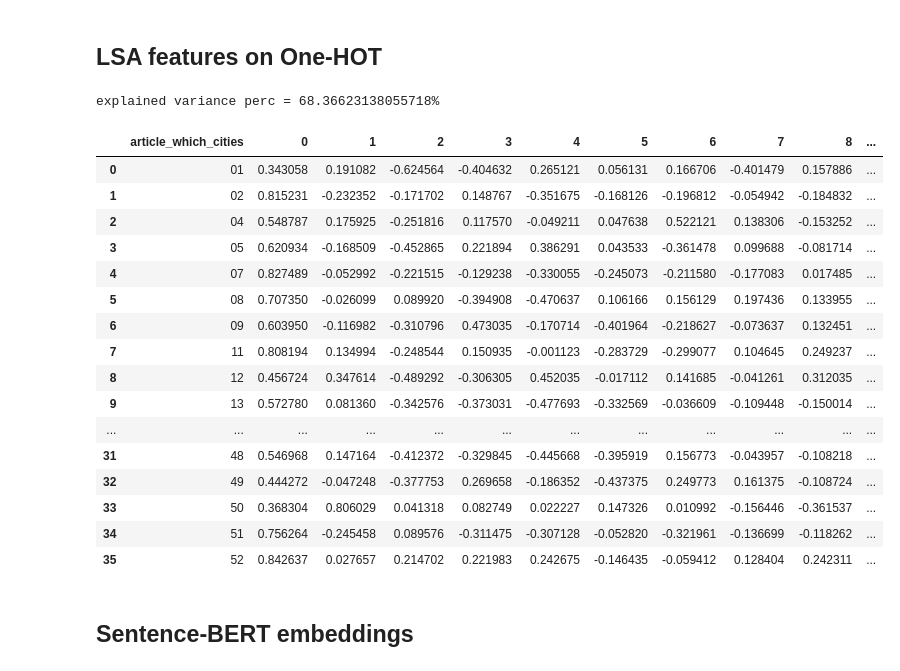
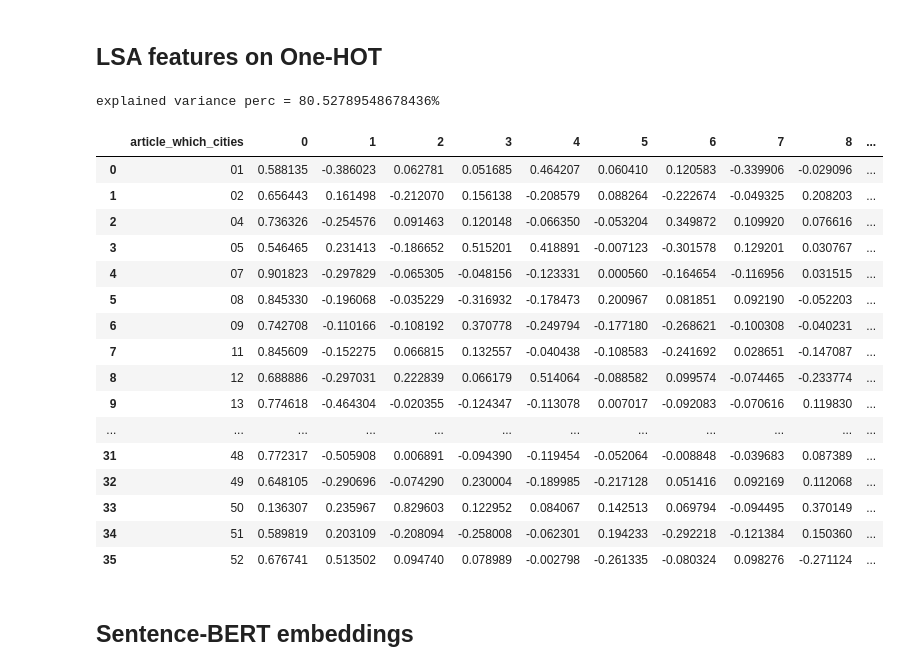
Before and after one commit to mozo64/xai-survey, a Jupyter notebook: src/clustering.ipynb, the cells around one changed output. Cells and saved outputs as stored; diff of their text form; code cells hidden in the pictures.

```diff
--- a/src/clustering.ipynb
+++ b/src/clustering.ipynb
@@ -216,37 +216,37 @@ df_edges_one_hot
 # %%
 def get_LSA(df, column_to_ommit, how_many_dimmension):
   svd = TruncatedSVD(how_many_dimmension) # >~ 70%
   normalizer = Normalizer(copy=False)
   lsa = make_pipeline(svd, normalizer)
 
   df_edges_lsa = pd.DataFrame(lsa.fit_transform(df.loc[:, df.columns != column_to_ommit]))
   print(f"explained variance perc = {svd.explained_variance_ratio_.sum()*100}%")
 
   df_edges_lsa = pd.concat([df['article_which_cities'], df_edges_lsa], axis=1, join="inner")
   df_edges_lsa['cluster_kmeans'] = -1
   return df_edges_lsa
 
-df_edges_lsa = get_LSA(df_edges_one_hot, 'article_which_cities', 10)
+df_edges_lsa = get_LSA(df_edges_one_hot, 'article_which_cities', 14)
 df_edges_lsa
 # %% [output]
-explained variance perc = 68.36623138055718%
+explained variance perc = 80.52789548678436%
 |  | article_which_cities | 0 | 1 | 2 | 3 | 4 | 5 | 6 | 7 | 8 | ... |
-| 0 | 01 | 0.343058 | 0.191082 | -0.624564 | -0.404632 | 0.265121 | 0.056131 | 0.166706 | -0.401479 | 0.157886 | ... |
-| 1 | 02 | 0.815231 | -0.232352 | -0.171702 | 0.148767 | -0.351675 | -0.168126 | -0.196812 | -0.054942 | -0.184832 | ... |
-| 2 | 04 | 0.548787 | 0.175925 | -0.251816 | 0.117570 | -0.049211 | 0.047638 | 0.522121 | 0.138306 | -0.153252 | ... |
-| 3 | 05 | 0.620934 | -0.168509 | -0.452865 | 0.221894 | 0.386291 | 0.043533 | -0.361478 | 0.099688 | -0.081714 | ... |
-| 4 | 07 | 0.827489 | -0.052992 | -0.221515 | -0.129238 | -0.330055 | -0.245073 | -0.211580 | -0.177083 | 0.017485 | ... |
-| 5 | 08 | 0.707350 | -0.026099 | 0.089920 | -0.394908 | -0.470637 | 0.106166 | 0.156129 | 0.197436 | 0.133955 | ... |
-| 6 | 09 | 0.603950 | -0.116982 | -0.310796 | 0.473035 | -0.170714 | -0.401964 | -0.218627 | -0.073637 | 0.132451 | ... |
-| 7 | 11 | 0.808194 | 0.134994 | -0.248544 | 0.150935 | -0.001123 | -0.283729 | -0.299077 | 0.104645 | 0.249237 | ... |
-| 8 | 12 | 0.456724 | 0.347614 | -0.489292 | -0.306305 | 0.452035 | -0.017112 | 0.141685 | -0.041261 | 0.312035 | ... |
-| 9 | 13 | 0.572780 | 0.081360 | -0.342576 | -0.373031 | -0.477693 | -0.332569 | -0.036609 | -0.109448 | -0.150014 | ... |
+| 0 | 01 | 0.588135 | -0.386023 | 0.062781 | 0.051685 | 0.464207 | 0.060410 | 0.120583 | -0.339906 | -0.029096 | ... |
+| 1 | 02 | 0.656443 | 0.161498 | -0.212070 | 0.156138 | -0.208579 | 0.088264 | -0.222674 | -0.049325 | 0.208203 | ... |
+| 2 | 04 | 0.736326 | -0.254576 | 0.091463 | 0.120148 | -0.066350 | -0.053204 | 0.349872 | 0.109920 | 0.076616 | ... |
+| 3 | 05 | 0.546465 | 0.231413 | -0.186652 | 0.515201 | 0.418891 | -0.007123 | -0.301578 | 0.129201 | 0.030767 | ... |
+| 4 | 07 | 0.901823 | -0.297829 | -0.065305 | -0.048156 | -0.123331 | 0.000560 | -0.164654 | -0.116956 | 0.031515 | ... |
+| 5 | 08 | 0.845330 | -0.196068 | -0.035229 | -0.316932 | -0.178473 | 0.200967 | 0.081851 | 0.092190 | -0.052203 | ... |
+| 6 | 09 | 0.742708 | -0.110166 | -0.108192 | 0.370778 | -0.249794 | -0.177180 | -0.268621 | -0.100308 | -0.040231 | ... |
+| 7 | 11 | 0.845609 | -0.152275 | 0.066815 | 0.132557 | -0.040438 | -0.108583 | -0.241692 | 0.028651 | -0.147087 | ... |
+| 8 | 12 | 0.688886 | -0.297031 | 0.222839 | 0.066179 | 0.514064 | -0.088582 | 0.099574 | -0.074465 | -0.233774 | ... |
+| 9 | 13 | 0.774618 | -0.464304 | -0.020355 | -0.124347 | -0.113078 | 0.007017 | -0.092083 | -0.070616 | 0.119830 | ... |
 | ... | ... | ... | ... | ... | ... | ... | ... | ... | ... | ... | ... |
-| 31 | 48 | 0.546968 | 0.147164 | -0.412372 | -0.329845 | -0.445668 | -0.395919 | 0.156773 | -0.043957 | -0.108218 | ... |
-| 32 | 49 | 0.444272 | -0.047248 | -0.377753 | 0.269658 | -0.186352 | -0.437375 | 0.249773 | 0.161375 | -0.108724 | ... |
-| 33 | 50 | 0.368304 | 0.806029 | 0.041318 | 0.082749 | 0.022227 | 0.147326 | 0.010992 | -0.156446 | -0.361537 | ... |
-| 34 | 51 | 0.756264 | -0.245458 | 0.089576 | -0.311475 | -0.307128 | -0.052820 | -0.321961 | -0.136699 | -0.118262 | ... |
-| 35 | 52 | 0.842637 | 0.027657 | 0.214702 | 0.221983 | 0.242675 | -0.146435 | -0.059412 | 0.128404 | 0.242311 | ... |
+| 31 | 48 | 0.772317 | -0.505908 | 0.006891 | -0.094390 | -0.119454 | -0.052064 | -0.008848 | -0.039683 | 0.087389 | ... |
+| 32 | 49 | 0.648105 | -0.290696 | -0.074290 | 0.230004 | -0.189985 | -0.217128 | 0.051416 | 0.092169 | 0.112068 | ... |
+| 33 | 50 | 0.136307 | 0.235967 | 0.829603 | 0.122952 | 0.084067 | 0.142513 | 0.069794 | -0.094495 | 0.370149 | ... |
+| 34 | 51 | 0.589819 | 0.203109 | -0.208094 | -0.258008 | -0.062301 | 0.194233 | -0.292218 | -0.121384 | 0.150360 | ... |
+| 35 | 52 | 0.676741 | 0.513502 | 0.094740 | 0.078989 | -0.002798 | -0.261335 | -0.080324 | 0.098276 | -0.271124 | ... |
 # %% [markdown]
 ## Sentence-BERT embeddings
 # %%
```
Also changed, not shown: parts of 3 cells of this notebook.
